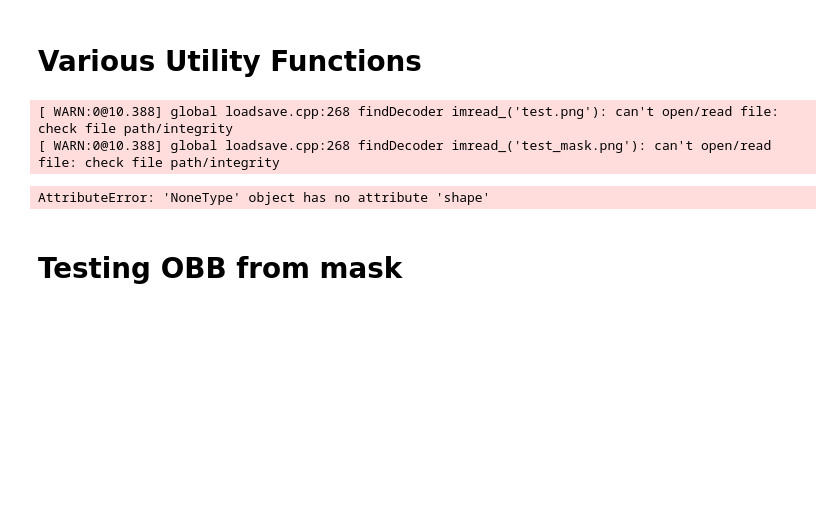
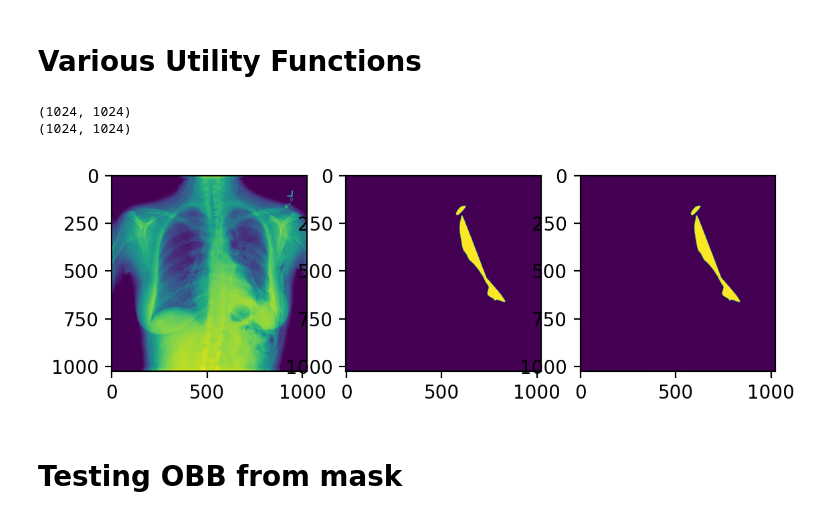
Before and after one commit to kaichenchai/Mini_VinDr_CXR_Dataset, a Jupyter notebook: siim-acr-pneumothorax/convert_mask_to_bb.ipynb, the cells around one changed output. Cells and saved outputs as stored; diff of their text form; code cells hidden in the pictures; blank space fills up the shorter version.

```diff
--- a/siim-acr-pneumothorax/convert_mask_to_bb.ipynb
+++ b/siim-acr-pneumothorax/convert_mask_to_bb.ipynb
@@ -58,22 +58,22 @@ def np_mask_to_bb(mask: np.ndarray):
         print("No foreground pixels found in the mask.")
         return -1, -1, -1, -1
 # %%
-test_img = cv2.imread("test.png", cv2.IMREAD_GRAYSCALE)
-test_mask_img = cv2.imread("test_mask.png", cv2.IMREAD_GRAYSCALE)
+test_img = cv2.imread("testing_images/test.png", cv2.IMREAD_GRAYSCALE)
+test_mask_img = cv2.imread("testing_images/test_mask.png", cv2.IMREAD_GRAYSCALE)
 print(test_img.shape)
 print(test_mask_img.shape)
 combined = test_img + test_mask_img*1000
 
 fig, axes = plt.subplots(nrows=1, ncols=3, dpi=200) # Creates 1 row, 2 columns of subplots
 
 axes[0].imshow(test_img)
 axes[1].imshow(test_mask_img)
 axes[2].imshow(combined)
 plt.show()
 # %% [output]
-[ WARN:0@10.388] global loadsave.cpp:268 findDecoder imread_('test.png'): can't open/read file: check file path/integrity
-[ WARN:0@10.388] global loadsave.cpp:268 findDecoder imread_('test_mask.png'): can't open/read file: check file path/integrity
+(1024, 1024)
+(1024, 1024)
-AttributeError: 'NoneType' object has no attribute 'shape'
+[figure, added]
 # %% [markdown]
 # Testing OBB from mask
 # %%
```
Also changed, not shown: parts of 4 cells of this notebook, 5 other files.
